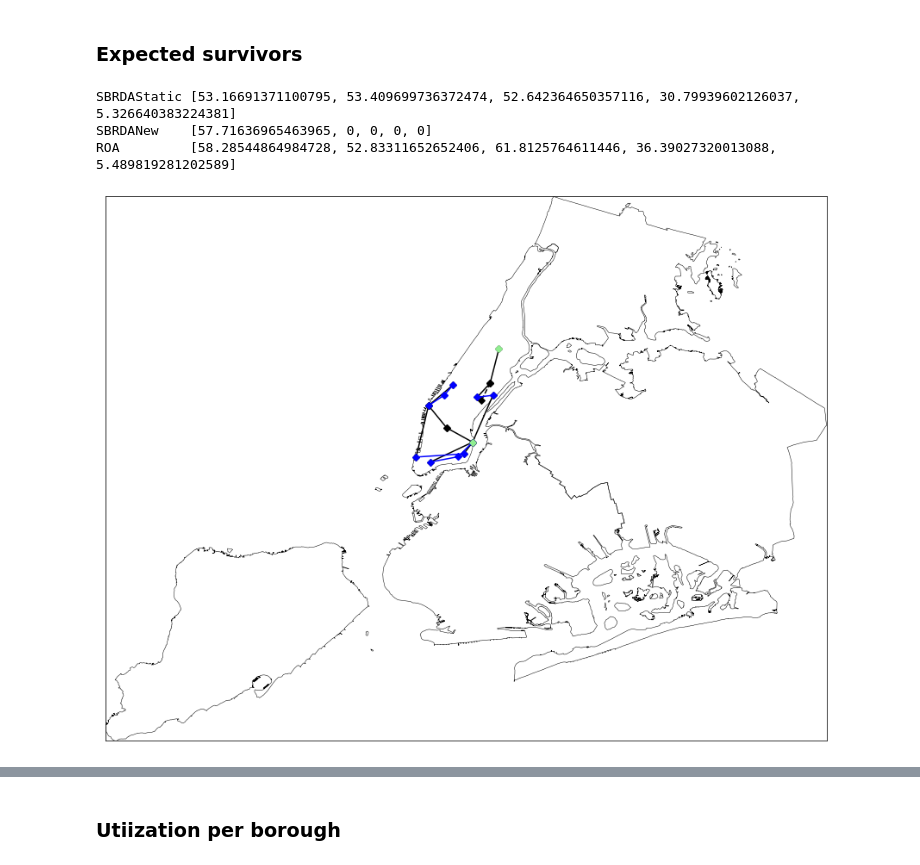
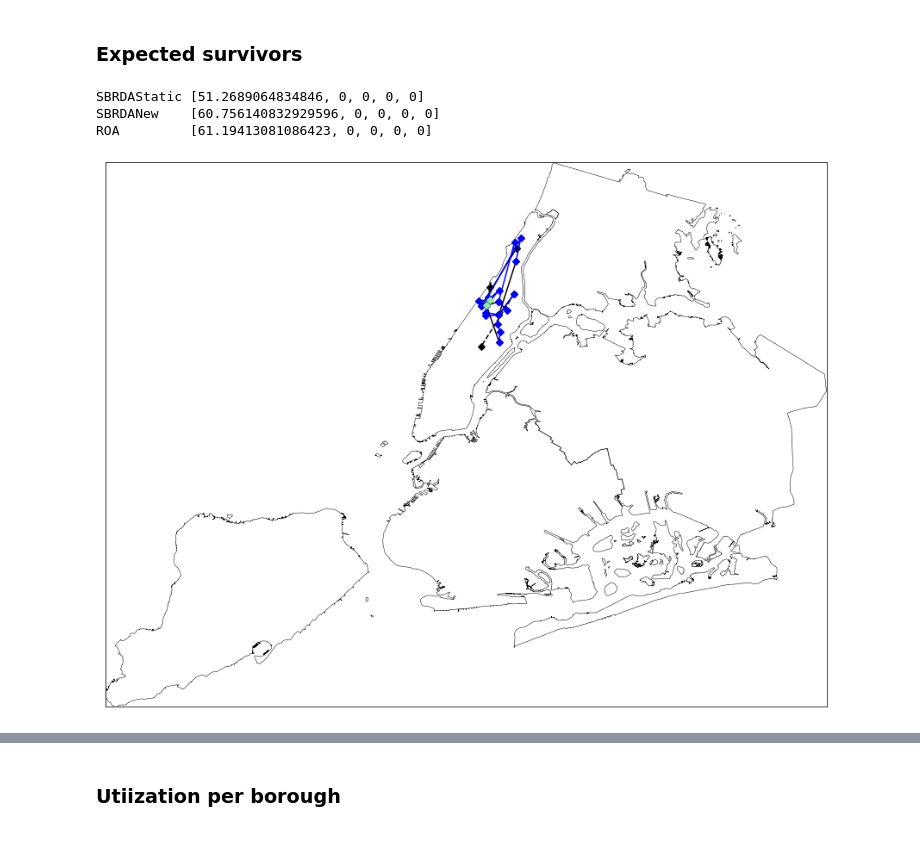
Before and after one commit to yamilbknsu/ems-ny-data, a Jupyter notebook: StatisticsDisplay3.ipynb, the cells around one changed output, grey strips where cells are left out. Drawn from its saved outputs; the diff is of its cells as text; code cells hidden in the pictures.

```diff
--- a/StatisticsDisplay3.ipynb
+++ b/StatisticsDisplay3.ipynb
@@ -101,7 +101,7 @@ nyc_boundaries = gpd.read_file(DATA_DIR + 'Old Files/Generated Shapefiles/NYC Su
 # %% [markdown]
 ## Model config name
 # %%
-name = 'D:/FTP results/Possible final 3/friday_{}_0_0.7_0.05_Base_355ALS802BLS_86400_0_8_864000_60_1_1e-06_2160_1200_800_3600.pickle'
+name = 'D:/FTP results/Just Boroguh 1 (2)/friday_{}_0_0.7_0.05_Base_355ALS802BLS_86400_0_8_864000_60_1_1e-06_2160_1200_800_3600.pickle'
 # %% [markdown]
 ### Expected survivors
 # %%
@@ -112,24 +112,24 @@ with open(name.format('SBRDAStatic'), 'rb') as f:
 print('SBRDAStatic', [sum(SurvivalFunction((e[4] - e[3])/60) if statistics[1][e[-1]]['Statistics']['Borough'].data == b and e[2] == 1 else 0 for e in statistics[2]) for b in range(1,6)])
 #with open(name.format('SBRDANew'), 'rb') as f:
     #statistics = pickle.load(f)
-with open('test2.pickle', 'rb') as f:
+with open('test3.pickle', 'rb') as f:
     statistics = pickle.load(f)
 print('SBRDANew   ', [sum(SurvivalFunction((e[4] - e[3])/60) if statistics[1][e[-1]]['Statistics']['Borough'].data == b and e[2] == 1 else 0 for e in statistics[2]) for b in range(1,6)])
 with open(name.format('ROA'), 'rb') as f:
     statistics = pickle.load(f)
 print('ROA        ', [sum(SurvivalFunction((e[4] - e[3])/60) if statistics[1][e[-1]]['Statistics']['Borough'].data == b and e[2] == 1 else 0 for e in statistics[2]) for b in range(1,6)])
 # %% [output]
-SBRDAStatic [53.16691371100795, 53.409699736372474, 52.642364650357116, 30.79939602126037, 5.326640383224381]
-SBRDANew    [57.71636965463965, 0, 0, 0, 0]
-ROA         [58.28544864984728, 52.83311652652406, 61.8125764611446, 36.39027320013088, 5.489819281202589]
+SBRDAStatic [51.2689064834846, 0, 0, 0, 0]
+SBRDANew    [60.756140832929596, 0, 0, 0, 0]
+ROA         [61.19413081086423, 0, 0, 0, 0]
 # %%
 fixed_model = 'SBRDANew'
-ambulance = 'Ambulance 1'
+ambulance = 'Ambulance 0'
 with open(name.format(fixed_model), 'rb') as f:
     statistics = pickle.load(f)
 buildRelocationMap(loadVehicleRelocations(statistics[1][ambulance]['Record'], nodes_with_borough))
 # %% [output]
-[figure, old version]
+[figure, new version]
 # %%
 with open(name.format(fixed_model), 'rb') as f:
     statistics = pickle.load(f)
```
Also changed, not shown: parts of 10 cells of this notebook, 6 other files.
